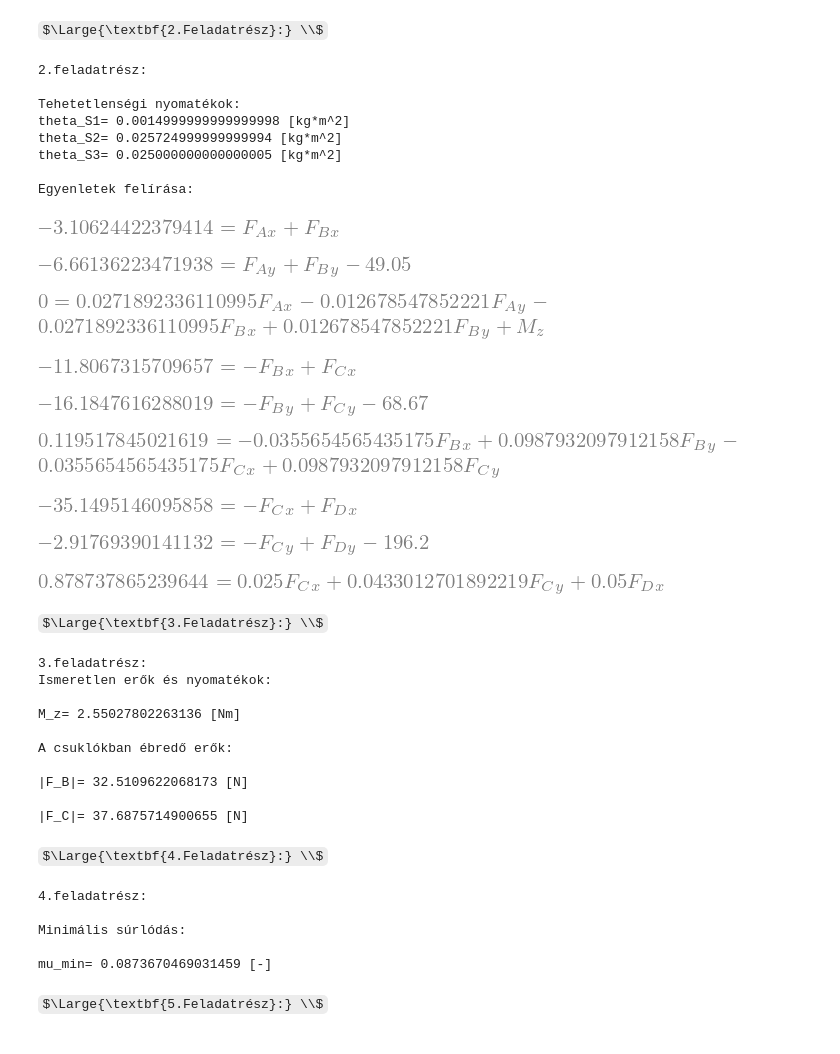
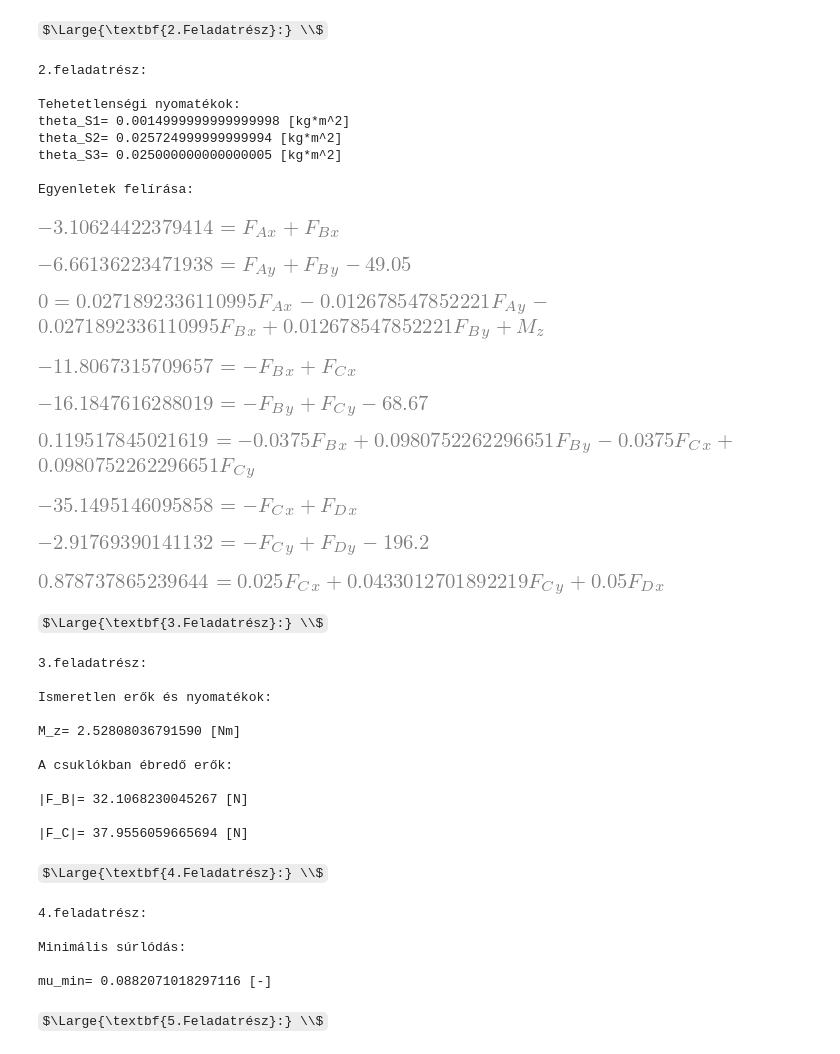
Before and after one commit to near731/Dinamika, a Jupyter notebook: near_dinhf2.ipynb, the cells around one changed output. Cells and saved outputs as stored; diff of their text form; code cells hidden in the pictures; some formulas as TeX source.

```diff
--- a/near_dinhf2.ipynb
+++ b/near_dinhf2.ipynb
@@ -197,35 +197,35 @@ eq_1_z=Eq(0,F_Ax*(l_1_adat)/2*np.sin(phi_1_adat)+F_By*(l_1_adat)/2*np.cos(phi_1_
 
 eq_2_x=Eq(m_2_adat*a_S2[0],F_Cx-F_Bx)
 eq_2_y=Eq(m_2_adat*a_S2[1],F_Cy-F_By-m_2_adat*g_adat)
 
-k_1=(l_3_adat*(1+np.cos(phi_1_adat)))/2
+k_1=(l_3_adat*(1+np.cos(phi_3_adat)))/2
 k_2=np.sqrt(l_2_adat**2-(2*k_1)**2)/2
 
 eq_2_z=Eq(theta_S2_adat*epszilon_2[2],k_1*(-F_Bx-F_Cx)+k_2*(F_By+F_Cy))
 
 #3.test
 
 eq_3_x=Eq(m_3_adat*a_S3[0],F_Dx-F_Cx)
 eq_3_y=Eq(m_3_adat*a_S3[1],F_Dy-F_Cy-m_3_adat*g_adat)
 eq_3_z=Eq(theta_S3_adat*epszilon_3[2],F_Dx*l_3_adat+F_Cy*l_3_adat*np.sin(phi_3_adat)+F_Cx*l_3_adat*np.cos(phi_3_adat))
 
 print("\nEgyenletek felírása:")
 display(eq_1_x,eq_1_y,eq_1_z,eq_2_x,eq_2_y,eq_2_z,eq_3_x,eq_3_y,eq_3_z)
 # %% [output]
 2.feladatrész:
 
 Tehetetlenségi nyomatékok:
 theta_S1= 0.0014999999999999998 [kg*m^2]
 theta_S2= 0.025724999999999994 [kg*m^2]
 theta_S3= 0.025000000000000005 [kg*m^2]
 
 Egyenletek felírása:
 [figure]
 [figure]
 [figure]
 [figure]
 [figure]
-[figure, old version]
+[figure, new version]
 [figure]
 [figure]
 [figure]
@@ -284,15 +284,16 @@ F_C=(F_Cx**2+F_Cy**2)**(1/2)
 print("\n|F_C|=",F_C,"[N]")
 # %% [output]
 3.feladatrész:
+
 Ismeretlen erők és nyomatékok:
 
-M_z= 2.55027802263136 [Nm]
+M_z= 2.52808036791590 [Nm]
 
 A csuklókban ébredő erők:
 
-|F_B|= 32.5109622068173 [N]
+|F_B|= 32.1068230045267 [N]
 
-|F_C|= 37.6875714900655 [N]
+|F_C|= 37.9556059665694 [N]
 # %% [markdown]
 $\Large{\textbf{4.Feladatrész}:} \\$
 # %%
@@ -309,7 +310,7 @@ print("\nmu_min=",mu_min,"[-]")
 
 Minimális súrlódás:
 
-mu_min= 0.0873670469031459 [-]
+mu_min= 0.0882071018297116 [-]
 # %% [markdown]
 $\Large{\textbf{5.Feladatrész}:} \\$
 # %%
```
Also changed, not shown: parts of 1 cell of this notebook.
